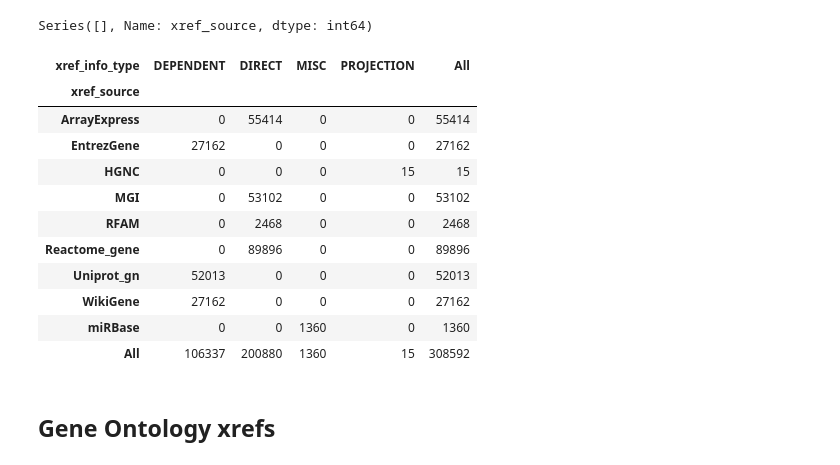
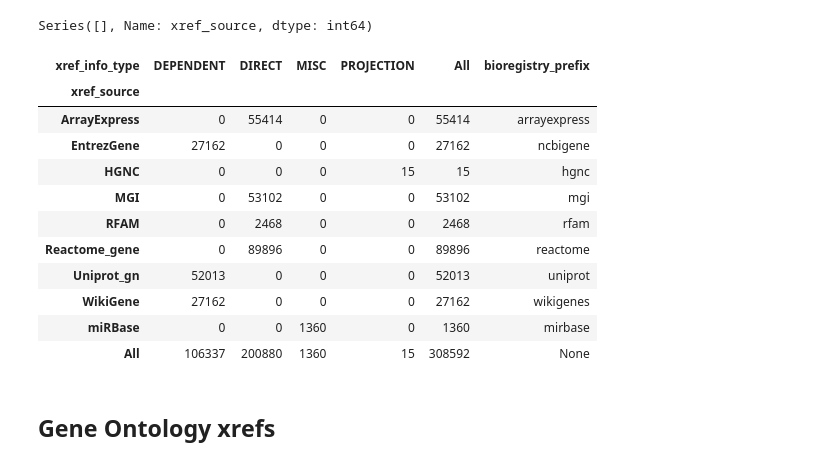
Before and after one commit to related-sciences/ensembl-genes, a Jupyter notebook: ensembl_genes_eda.ipynb, the cells around one changed output. Saved outputs shown, nothing was run; the diff lists cells and outputs as text; code cells hidden in the pictures.

```diff
--- a/ensembl_genes_eda.ipynb
+++ b/ensembl_genes_eda.ipynb
@@ -277,20 +277,22 @@ xref_dup_df.xref_source.value_counts()
 Series([], Name: xref_source, dtype: int64)
 # %%
 # xref sources versus info_types
-pd.crosstab(ensg.xref_df.xref_source, ensg.xref_df.xref_info_type, margins=True)
+df = pd.crosstab(ensg.xref_df.xref_source, ensg.xref_df.xref_info_type, margins=True)
+df["bioregistry_prefix"] = df.index.to_series().replace(ensg._xref_prefix_updater).map(normalize_prefix)
+df
 # %% [output]
-| xref_info_type | DEPENDENT | DIRECT | MISC | PROJECTION | All |
-| xref_source |  |  |  |  |  |
-| ArrayExpress | 0 | 55414 | 0 | 0 | 55414 |
-| EntrezGene | 27162 | 0 | 0 | 0 | 27162 |
-| HGNC | 0 | 0 | 0 | 15 | 15 |
-| MGI | 0 | 53102 | 0 | 0 | 53102 |
-| RFAM | 0 | 2468 | 0 | 0 | 2468 |
-| Reactome_gene | 0 | 89896 | 0 | 0 | 89896 |
-| Uniprot_gn | 52013 | 0 | 0 | 0 | 52013 |
-| WikiGene | 27162 | 0 | 0 | 0 | 27162 |
-| miRBase | 0 | 0 | 1360 | 0 | 1360 |
-| All | 106337 | 200880 | 1360 | 15 | 308592 |
+| xref_info_type | DEPENDENT | DIRECT | MISC | PROJECTION | All | bioregistry_prefix |
+| xref_source |  |  |  |  |  |  |
+| ArrayExpress | 0 | 55414 | 0 | 0 | 55414 | arrayexpress |
+| EntrezGene | 27162 | 0 | 0 | 0 | 27162 | ncbigene |
+| HGNC | 0 | 0 | 0 | 15 | 15 | hgnc |
+| MGI | 0 | 53102 | 0 | 0 | 53102 | mgi |
+| RFAM | 0 | 2468 | 0 | 0 | 2468 | rfam |
+| Reactome_gene | 0 | 89896 | 0 | 0 | 89896 | reactome |
+| Uniprot_gn | 52013 | 0 | 0 | 0 | 52013 | uniprot |
+| WikiGene | 27162 | 0 | 0 | 0 | 27162 | wikigenes |
+| miRBase | 0 | 0 | 1360 | 0 | 1360 | mirbase |
+| All | 106337 | 200880 | 1360 | 15 | 308592 | None |
 # %% [markdown]
 ## Gene Ontology xrefs
 # %%
```
Also changed, not shown: parts of 9 cells of this notebook, 16 other files.
